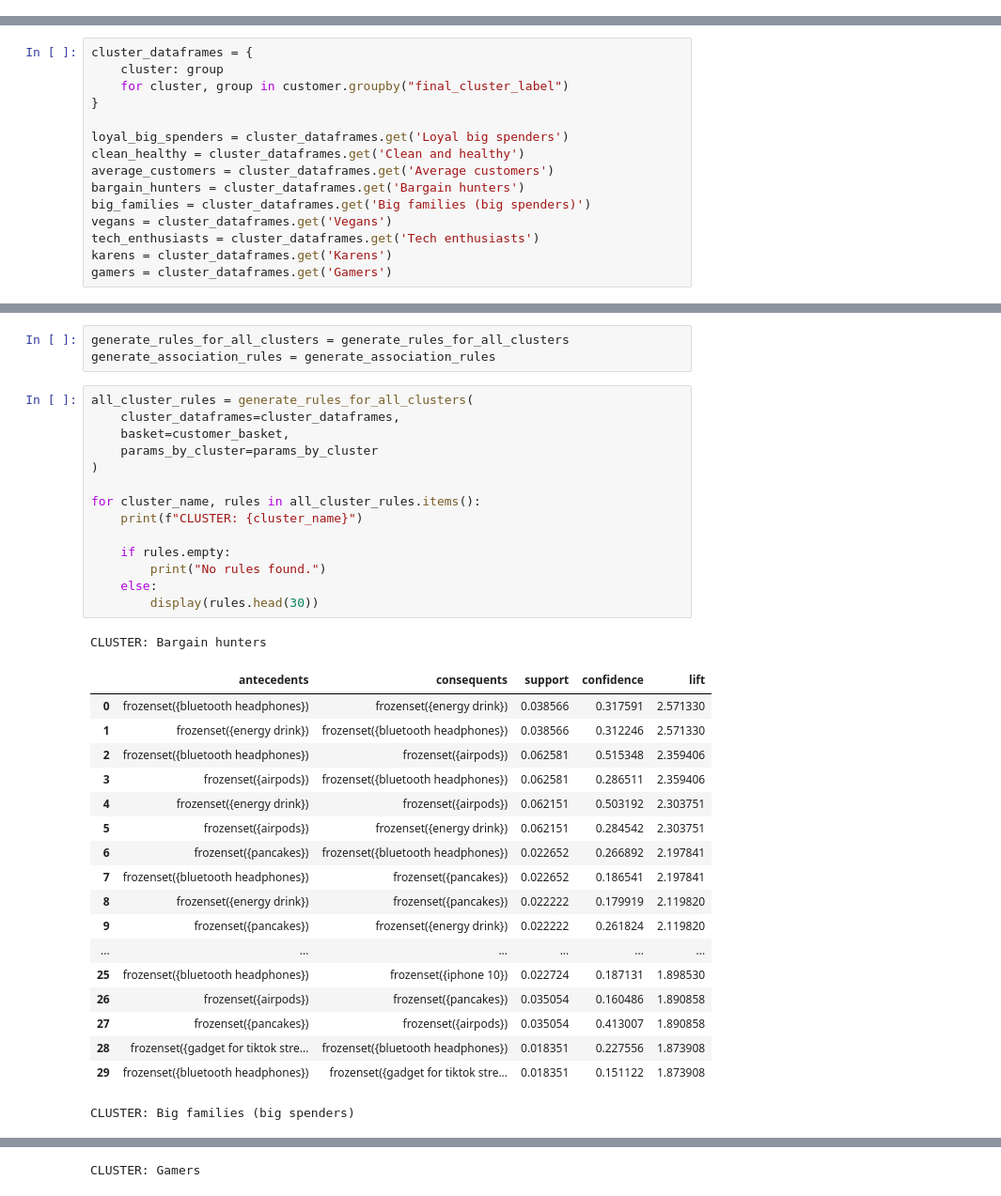
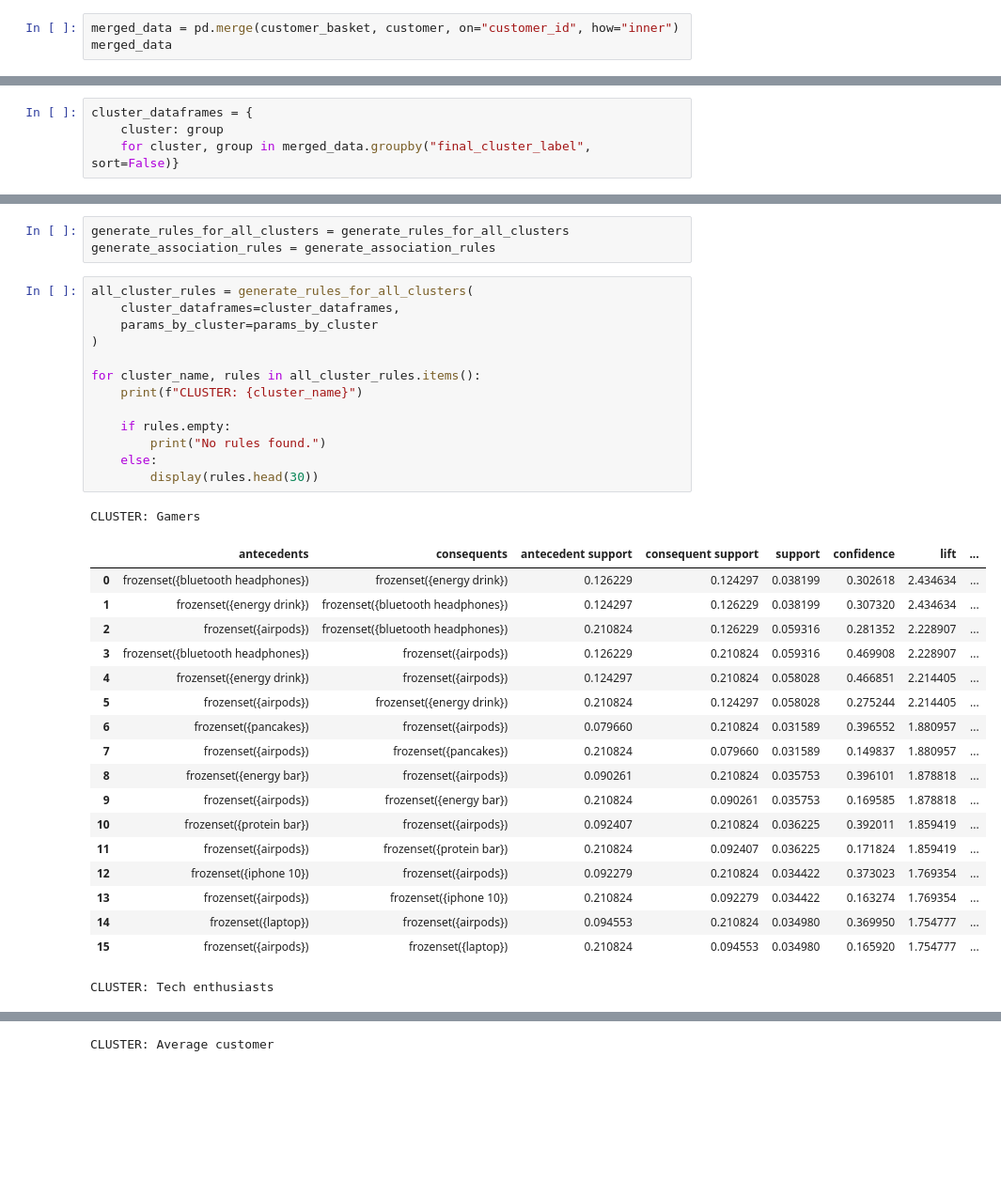
Before and after one commit to lucasvcasimiro-byte/customer_info_ml, a Jupyter notebook: notebooks/basket.ipynb, the cells around one changed output, grey strips where cells are left out. Shown at 94% size. Cells and saved outputs as stored; diff of their text form; blank space fills up the shorter version.

Commit message:
association rules finalmente feitas, troca de karens e clean

```diff
--- a/notebooks/basket.ipynb
+++ b/notebooks/basket.ipynb
@@ -46,3 +49,6 @@ The autoreload extension is already loaded. To reload it, use:
 # %%
 customer_basket = pd.read_csv('data/customer_basket.csv')
 customer = pd.read_csv('data/ci_clustered.csv')
+# %%
+merged_data = pd.merge(customer_basket, customer, on="customer_id", how="inner")
+merged_data
@@ -51,15 +71,4 @@ customer = pd.read_csv('data/ci_clustered.csv')
 # %%
 cluster_dataframes = {
     cluster: group
-    for cluster, group in customer.groupby("final_cluster_label")
-}
-
-loyal_big_spenders = cluster_dataframes.get('Loyal big spenders')
-clean_healthy = cluster_dataframes.get('Clean and healthy')
-average_customers = cluster_dataframes.get('Average customers')
-bargain_hunters = cluster_dataframes.get('Bargain hunters')
-big_families = cluster_dataframes.get('Big families (big spenders)')
-vegans = cluster_dataframes.get('Vegans')
-tech_enthusiasts = cluster_dataframes.get('Tech enthusiasts')
-karens = cluster_dataframes.get('Karens')
-gamers = cluster_dataframes.get('Gamers')
+    for cluster, group in merged_data.groupby("final_cluster_label", sort=False)}
@@ -127,34 +119,33 @@ generate_association_rules = generate_association_rules
 # %%
 all_cluster_rules = generate_rules_for_all_clusters(
     cluster_dataframes=cluster_dataframes,
-    basket=customer_basket,
     params_by_cluster=params_by_cluster
 )
 
 for cluster_name, rules in all_cluster_rules.items():
     print(f"CLUSTER: {cluster_name}")
 
     if rules.empty:
         print("No rules found.")
     else:
         display(rules.head(30))
 # %% [output]
-CLUSTER: Bargain hunters
+CLUSTER: Gamers
-|  | antecedents | consequents | support | confidence | lift |
-| 0 | frozenset({bluetooth headphones}) | frozenset({energy drink}) | 0.038566 | 0.317591 | 2.571330 |
-| 1 | frozenset({energy drink}) | frozenset({bluetooth headphones}) | 0.038566 | 0.312246 | 2.571330 |
-| 2 | frozenset({bluetooth headphones}) | frozenset({airpods}) | 0.062581 | 0.515348 | 2.359406 |
-| 3 | frozenset({airpods}) | frozenset({bluetooth headphones}) | 0.062581 | 0.286511 | 2.359406 |
-| 4 | frozenset({energy drink}) | frozenset({airpods}) | 0.062151 | 0.503192 | 2.303751 |
-| 5 | frozenset({airpods}) | frozenset({energy drink}) | 0.062151 | 0.284542 | 2.303751 |
-| 6 | frozenset({pancakes}) | frozenset({bluetooth headphones}) | 0.022652 | 0.266892 | 2.197841 |
-| 7 | frozenset({bluetooth headphones}) | frozenset({pancakes}) | 0.022652 | 0.186541 | 2.197841 |
-| 8 | frozenset({energy drink}) | frozenset({pancakes}) | 0.022222 | 0.179919 | 2.119820 |
-| 9 | frozenset({pancakes}) | frozenset({energy drink}) | 0.022222 | 0.261824 | 2.119820 |
-| ... | ... | ... | ... | ... | ... |
-| 25 | frozenset({bluetooth headphones}) | frozenset({iphone 10}) | 0.022724 | 0.187131 | 1.898530 |
-| 26 | frozenset({airpods}) | frozenset({pancakes}) | 0.035054 | 0.160486 | 1.890858 |
-| 27 | frozenset({pancakes}) | frozenset({airpods}) | 0.035054 | 0.413007 | 1.890858 |
-| 28 | frozenset({gadget for tiktok stre... | frozenset({bluetooth headphones}) | 0.018351 | 0.227556 | 1.873908 |
-| 29 | frozenset({bluetooth headphones}) | frozenset({gadget for tiktok stre... | 0.018351 | 0.151122 | 1.873908 |
+|  | antecedents | consequents | antecedent support | consequent support | support | confidence | lift | ... |
+| 0 | frozenset({bluetooth headphones}) | frozenset({energy drink}) | 0.126229 | 0.124297 | 0.038199 | 0.302618 | 2.434634 | ... |
+| 1 | frozenset({energy drink}) | frozenset({bluetooth headphones}) | 0.124297 | 0.126229 | 0.038199 | 0.307320 | 2.434634 | ... |
+| 2 | frozenset({airpods}) | frozenset({bluetooth headphones}) | 0.210824 | 0.126229 | 0.059316 | 0.281352 | 2.228907 | ... |
+| 3 | frozenset({bluetooth headphones}) | frozenset({airpods}) | 0.126229 | 0.210824 | 0.059316 | 0.469908 | 2.228907 | ... |
+| 4 | frozenset({energy drink}) | frozenset({airpods}) | 0.124297 | 0.210824 | 0.058028 | 0.466851 | 2.214405 | ... |
+| 5 | frozenset({airpods}) | frozenset({energy drink}) | 0.210824 | 0.124297 | 0.058028 | 0.275244 | 2.214405 | ... |
+| 6 | frozenset({pancakes}) | frozenset({airpods}) | 0.079660 | 0.210824 | 0.031589 | 0.396552 | 1.880957 | ... |
+| 7 | frozenset({airpods}) | frozenset({pancakes}) | 0.210824 | 0.079660 | 0.031589 | 0.149837 | 1.880957 | ... |
+| 8 | frozenset({energy bar}) | frozenset({airpods}) | 0.090261 | 0.210824 | 0.035753 | 0.396101 | 1.878818 | ... |
+| 9 | frozenset({airpods}) | frozenset({energy bar}) | 0.210824 | 0.090261 | 0.035753 | 0.169585 | 1.878818 | ... |
+| 10 | frozenset({protein bar}) | frozenset({airpods}) | 0.092407 | 0.210824 | 0.036225 | 0.392011 | 1.859419 | ... |
+| 11 | frozenset({airpods}) | frozenset({protein bar}) | 0.210824 | 0.092407 | 0.036225 | 0.171824 | 1.859419 | ... |
+| 12 | frozenset({iphone 10}) | frozenset({airpods}) | 0.092279 | 0.210824 | 0.034422 | 0.373023 | 1.769354 | ... |
+| 13 | frozenset({airpods}) | frozenset({iphone 10}) | 0.210824 | 0.092279 | 0.034422 | 0.163274 | 1.769354 | ... |
+| 14 | frozenset({laptop}) | frozenset({airpods}) | 0.094553 | 0.210824 | 0.034980 | 0.369950 | 1.754777 | ... |
+| 15 | frozenset({airpods}) | frozenset({laptop}) | 0.210824 | 0.094553 | 0.034980 | 0.165920 | 1.754777 | ... |
-CLUSTER: Big families (big spenders)
+CLUSTER: Tech enthusiasts
@@ -178 +165 @@ CLUSTER: Big families (big spenders)
-CLUSTER: Gamers
+CLUSTER: Average customer
```
Also changed, not shown: parts of 9 cells of this notebook, 17 other files.
